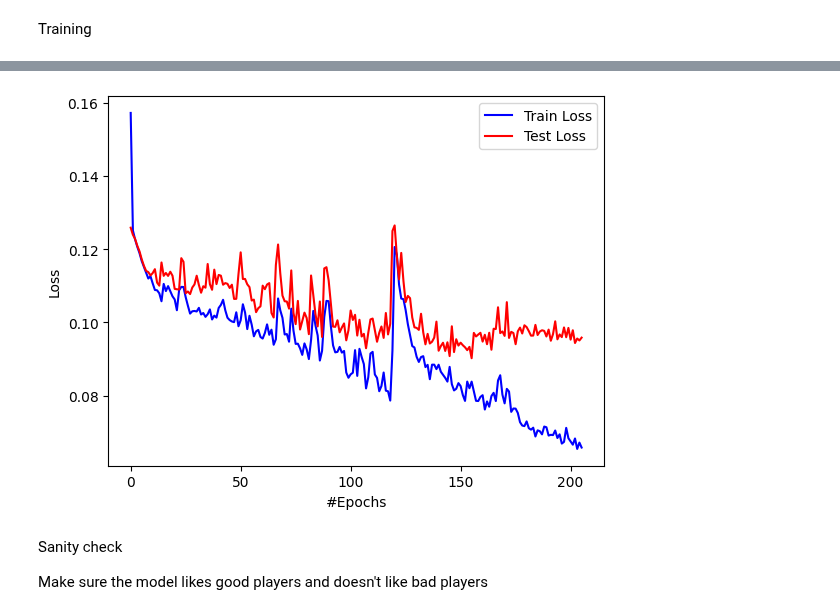
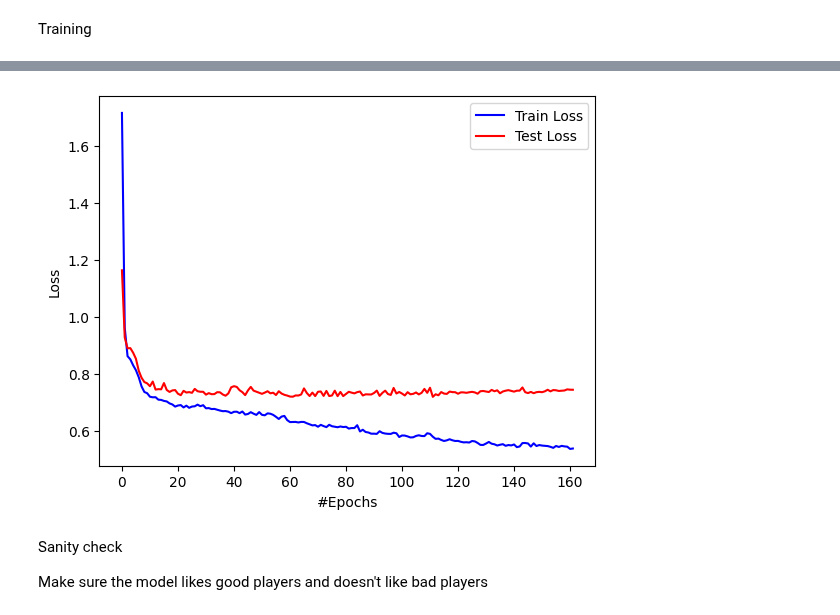
Before and after one commit to nitzryan/BaseballModels, a Jupyter notebook: Model.ipynb, the cells around one changed output, grey strips where cells are left out. Saved outputs shown, nothing was run; the diff lists cells and outputs as text; code cells hidden in the pictures.

Commit message:
Using Probailistic Buckets

```diff
--- a/Model.ipynb
+++ b/Model.ipynb
@@ -447,9 +447,9 @@ for id, signingAge, draftPick in tqdm(hitters, desc="Hitters"):
     # out = torch.tensor([levelMap[highestLevel]], dtype=D_TYPE)
     if pa is None:
         # out = (torch.tensor([levelMap[highestLevel], 0, 0, 0, 0, 0], dtype=D_TYPE))
-        out = torch.tensor([Get_Normalized_War(0)], dtype=D_TYPE)
+        out = torch.tensor([0], dtype=D_TYPE)
     else:
-        out = (torch.tensor([Get_Normalized_War(war)], dtype=D_TYPE))
+        out = (torch.tensor([war], dtype=D_TYPE))
 
     for i in range(thisOutputs.size(0)):
         thisOutputs[i] = out
@@ -572,0 +584,2 @@ def test(network, test_loader, loss_function):
+# %%
+BUCKET_MAXES = torch.tensor([0,1,5,10,15,20,np.inf], dtype=float)
@@ -601,7 +681,7 @@ class RNN_Model(nn.Module):
         super().__init__()
 
         self.rnn = nn.RNN(input_size=HITTER_COLS, hidden_size=hidden_size, num_layers=num_layers, batch_first=False, dropout=dropout_perc)
-        self.linear = nn.Linear(hidden_size, HITTER_OUTPUT_COLS)
+        self.linear = nn.Linear(hidden_size, len(BUCKET_MAXES))
         self.mutators = mutators
 
     def to(self, *args, **kwargs):
@@ -692,3 +722,30 @@ def RNN_Classification_Loss(pred, actual, lengths):
+# %%
+def RNN_Classification_Loss(pred, actual, lengths):
+    # Reshape into format required by CrossEntropyLoss
+    actual = actual[:,:pred.size(1)]
+    batch_size = actual.size(0)
+    time_steps = actual.size(1)
+    num_classes = pred.size(2)
+    actual = actual.reshape((batch_size * time_steps,))
+    pred = pred.reshape((batch_size * time_steps, num_classes))
+    # Calculate Loss for each time step (regardless of whether it was actually used)
+    l = nn.CrossEntropyLoss(reduction='none')
+    loss = l(pred, actual)
+
+    # Reshape back into format to apply mask for actual valid predictions
+    loss = loss.reshape((batch_size, time_steps))
+
+    # Mask based off lenghts of actual predictions
+    batch_size, max_steps = loss.size()
+    mask = torch.arange(max_steps, device=lengths.device).unsqueeze(0) < lengths.unsqueeze(1)
+    maskedLoss = loss * mask
+
+    # Calculate average loss of each entry (although not sure if this is actually good)
+    lossSums = maskedLoss.sum(dim=1)
+    lengths = lengths.float()
+    lossMeans = lossSums / lengths.unsqueeze(1)
+
+    return lossMeans.mean()
 # %%
 dropout_perc = 0.2
 num_layers = 2
@@ -699,7 +756,7 @@ print("Num. Parameters:", count_parameters(network))
 
 optimizer = torch.optim.Adam(network.parameters(), lr=0.0015)
 scheduler = lr_scheduler.ReduceLROnPlateau(optimizer, factor=0.5, patience=20, cooldown=5, verbose=False)
-loss_function = LSTM_MSELoss
+loss_function = RNN_Classification_Loss
 
 num_epochs = 301
 training_generator = torch.utils.data.DataLoader(trainHittersDataset, batch_size=BATCH_SIZE, shuffle=True)
@@ -727,4 +787,4 @@ Best result at epoch=155 with loss=0.09024810542662938
-[figure, old version]
+[figure, new version]
 # %% [markdown]
 Sanity check
 
```
Also changed, not shown: parts of 13 cells of this notebook, 1 other file.
